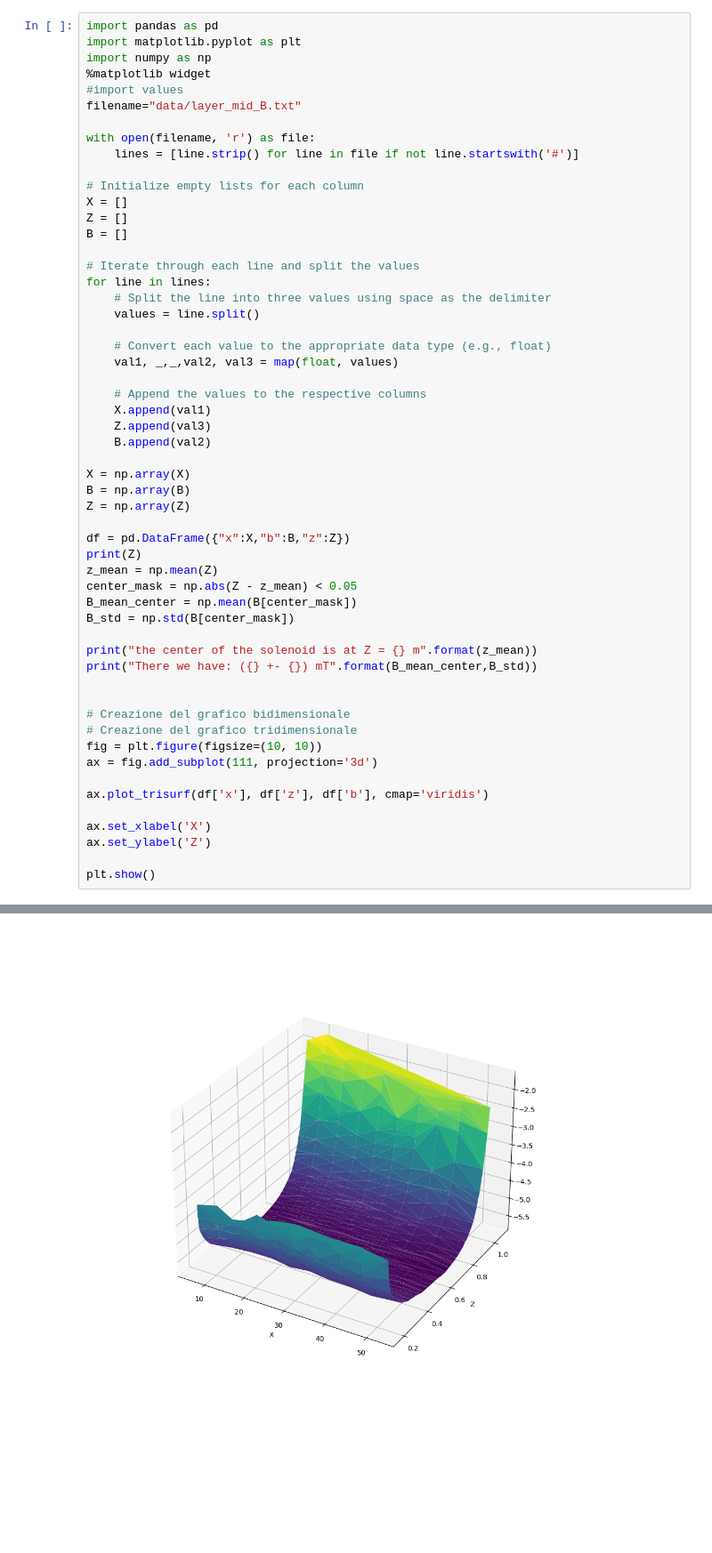
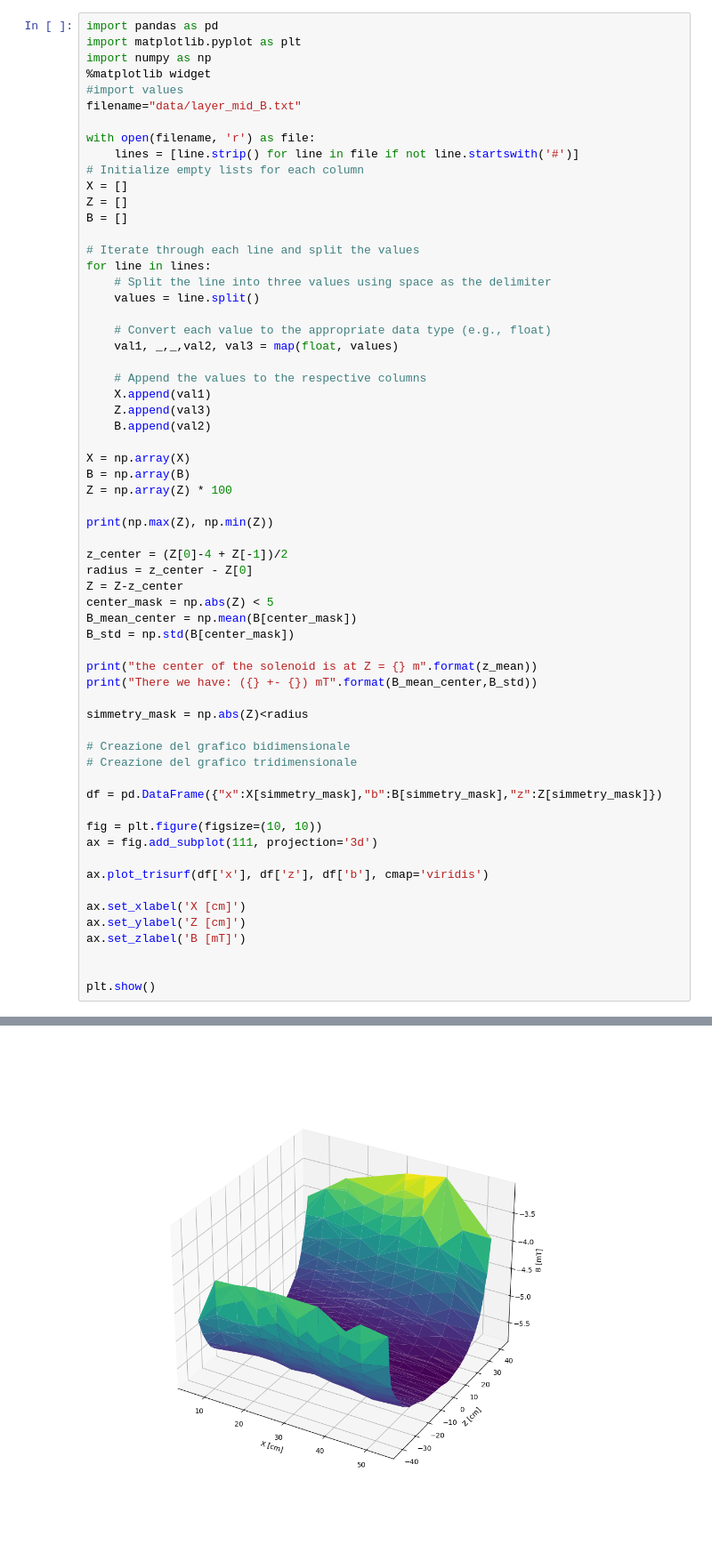
Before and after one commit to andread3vita/advanced_lab_A, a Jupyter notebook: analysis/detector/magnetic_field/FieldPlot.ipynb, the cells around one changed output, grey strips where cells are left out. Shown: that part at 89% size. Drawn from its saved outputs; the diff is of its cells as text; blank space fills up the shorter version.

```diff
--- a/analysis/detector/magnetic_field/FieldPlot.ipynb
+++ b/analysis/detector/magnetic_field/FieldPlot.ipynb
@@ -8,7 +8,6 @@ filename="data/layer_mid_B.txt"
 
 with open(filename, 'r') as file:
     lines = [line.strip() for line in file if not line.startswith('#')]
-
 # Initialize empty lists for each column
 X = []
 Z = []
@@ -29,28 +28,36 @@ for line in lines:
 
 X = np.array(X)
 B = np.array(B)
-Z = np.array(Z)
+Z = np.array(Z) * 100
 
-df = pd.DataFrame({"x":X,"b":B,"z":Z})
-print(Z)
-z_mean = np.mean(Z)
-center_mask = np.abs(Z - z_mean) < 0.05
+print(np.max(Z), np.min(Z))
+
+z_center = (Z[0]-4 + Z[-1])/2
+radius = z_center - Z[0]
+Z = Z-z_center
+center_mask = np.abs(Z) < 5
 B_mean_center = np.mean(B[center_mask])
 B_std = np.std(B[center_mask])
 
 print("the center of the solenoid is at Z = {} m".format(z_mean))
 print("There we have: ({} +- {}) mT".format(B_mean_center,B_std))
 
+simmetry_mask = np.abs(Z)<radius
 
 # Creazione del grafico bidimensionale
 # Creazione del grafico tridimensionale
+
+df = pd.DataFrame({"x":X[simmetry_mask],"b":B[simmetry_mask],"z":Z[simmetry_mask]})
+
 fig = plt.figure(figsize=(10, 10))
 ax = fig.add_subplot(111, projection='3d')
 
 ax.plot_trisurf(df['x'], df['z'], df['b'], cmap='viridis')
 
-ax.set_xlabel('X')
-ax.set_ylabel('Z')
+ax.set_xlabel('X [cm]')
+ax.set_ylabel('Z [cm]')
+ax.set_zlabel('B [mT]')
+
 
 plt.show()
 # %% [output]
@@ -74 +67 @@ There we have: (-5.732877984673077 +- 0.028034693081662232) mT
-[figure, old version]
+[figure, new version]
```
Also changed, not shown: parts of 1 cell of this notebook.
